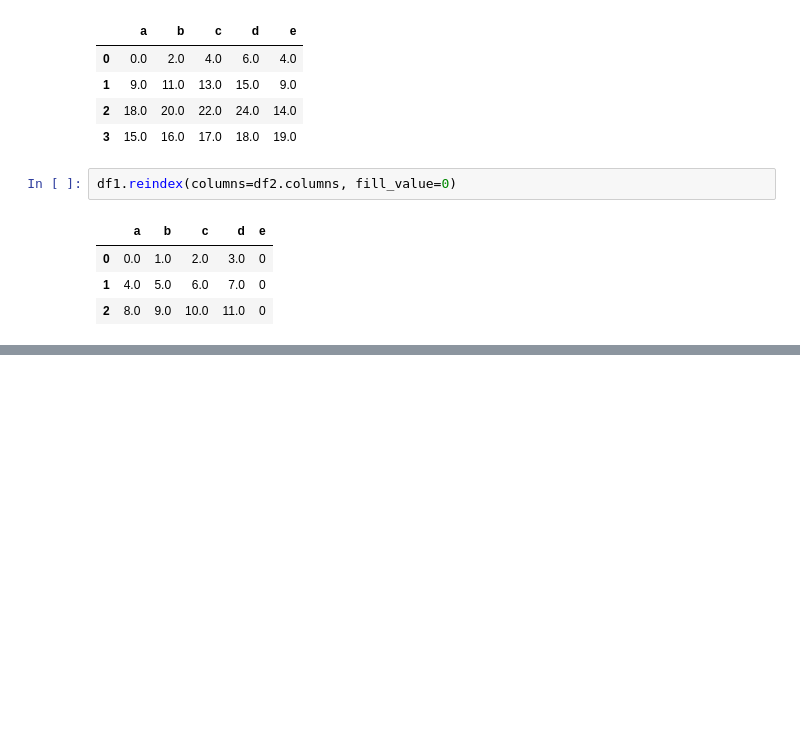
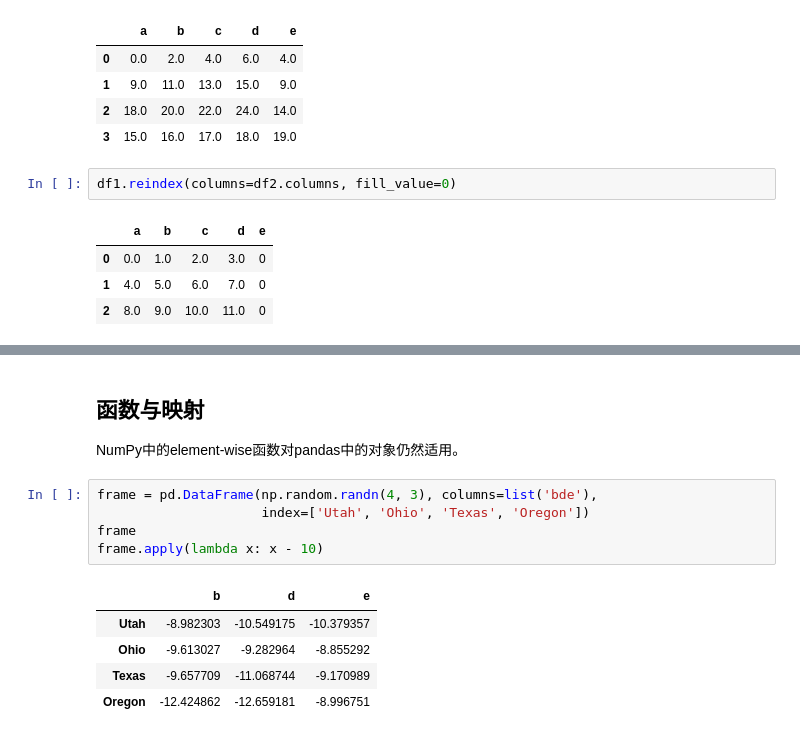
Before and after one commit to hanhansoul/PythonForDataAnalysis, a Jupyter notebook: chapter_5/chapter_5_2.ipynb, the cells around one changed output, grey strips where cells are left out. Cells and saved outputs as stored; diff of their text form; blank space fills up the shorter version.

```diff
--- a/chapter_5/chapter_5_2.ipynb
+++ b/chapter_5/chapter_5_2.ipynb
@@ -474,0 +575,15 @@ df1.reindex(columns=df2.columns, fill_value=0)
+# %% [markdown]
+## 函数与映射
+
+NumPy中的element-wise函数对pandas中的对象仍然适用。
+# %%
+frame = pd.DataFrame(np.random.randn(4, 3), columns=list('bde'),
+                     index=['Utah', 'Ohio', 'Texas', 'Oregon'])
+frame
+frame.apply(lambda x: x - 10)
+# %% [output]
+|  | b | d | e |
+| Utah | -8.982303 | -10.549175 | -10.379357 |
+| Ohio | -9.613027 | -9.282964 | -8.855292 |
+| Texas | -9.657709 | -11.068744 | -9.170989 |
+| Oregon | -12.424862 | -12.659181 | -8.996751 |
```
Also changed, not shown: parts of 52 cells of this notebook.
